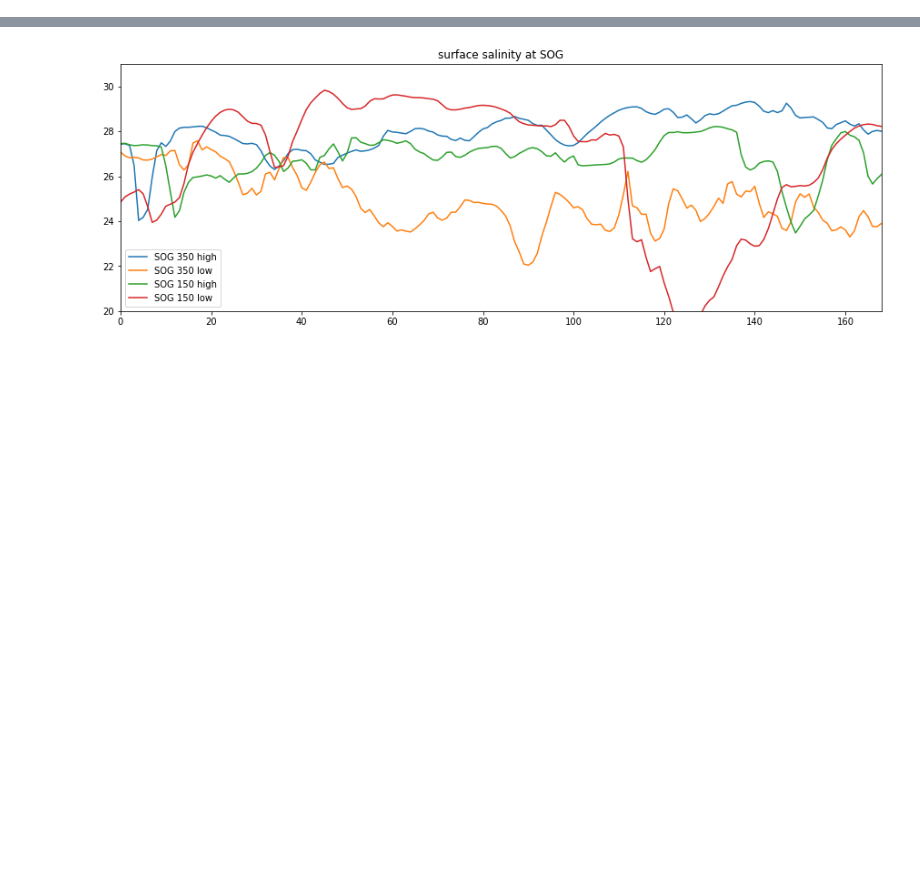
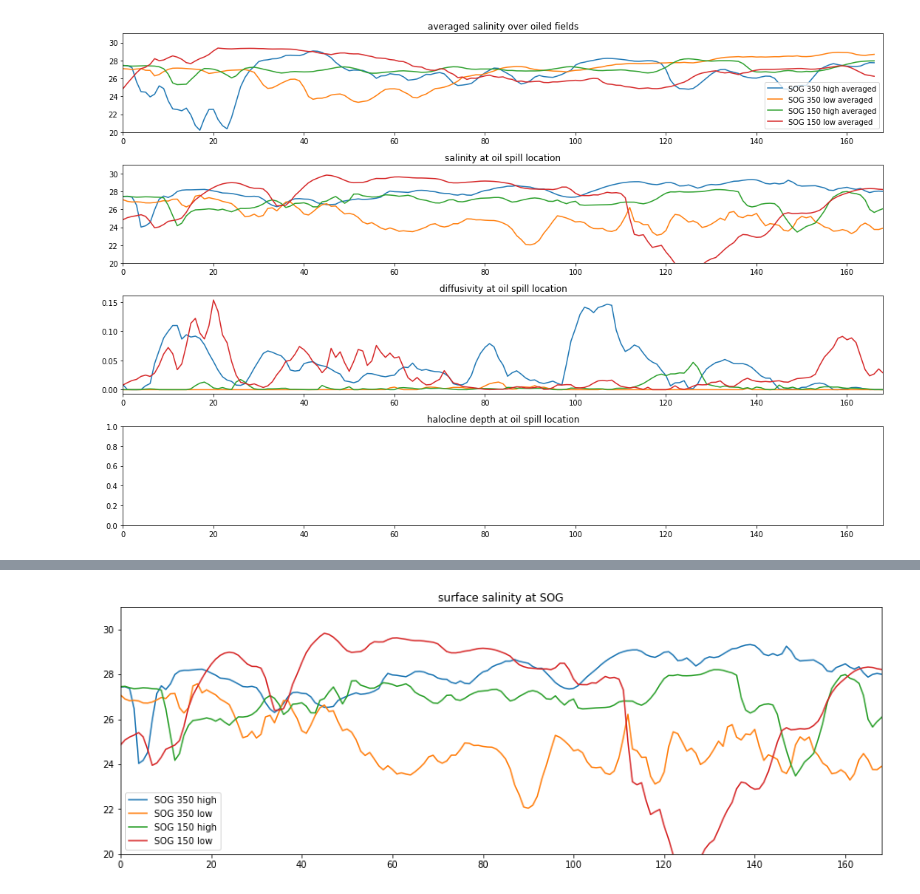
Before and after one commit to SalishSeaCast/analysis-vicky, a Jupyter notebook: notebooks/SixteenRuns.ipynb, the cells around one changed output, grey strips where cells are left out. Cells and saved outputs as stored; diff of their text form; code cells hidden in the pictures; blank space fills up the shorter version.

```diff
--- a/notebooks/SixteenRuns.ipynb
+++ b/notebooks/SixteenRuns.ipynb
@@ -198,2 +209,32 @@ for key in list(SOG350hight['Results']['salinity'].keys()):
+# %%
+fig, ax = plt.subplots(4, 1, figsize = (15,10))
+ax[0].plot(SOG350highsal, label = 'SOG 350 high averaged')
+ax[0].plot(SOG350lowsal, label = 'SOG 350 low averaged')
+ax[0].plot(SOG150highsal, label = 'SOG 150 high averaged')
+ax[0].plot(SOG150lowsal, label = 'SOG 150 low averaged')
+ax[0].legend()
+ax[0].set_title('averaged salinity over oiled fields')
+ax[0].set_ylim(20,31);
+
+ax[1].plot(SOGs0, label = 'SOG 350 high')
+ax[1].plot(SOGs1,label = 'SOG 350 low')
+ax[1].plot(SOGs2,  label = 'SOG 150 high')
+ax[1].plot(SOGs3, label = 'SOG 150 low')
+ax[1].set_title('salinity at oil spill location')
+ax[1].set_ylim(20,31);
+
+ax[2].plot(SOGd0, label = 'SOG 350 high')
+ax[2].plot(SOGd1,label = 'SOG 350 low')
+ax[2].plot(SOGd2,  label = 'SOG 150 high')
+ax[2].plot(SOGd3, label = 'SOG 150 low')
+ax[2].set_title('diffusivity at oil spill location')
+
+ax[3].set_title('halocline depth at oil spill location')
+
+for a in ax:
+    a.set_xlim(0,168)
+plt.tight_layout()
+# %% [output]
+[figure, added]
 # %%
 fig, ax = plt.subplots(figsize = (15,5))
```
Also changed, not shown: parts of 9 cells of this notebook.
